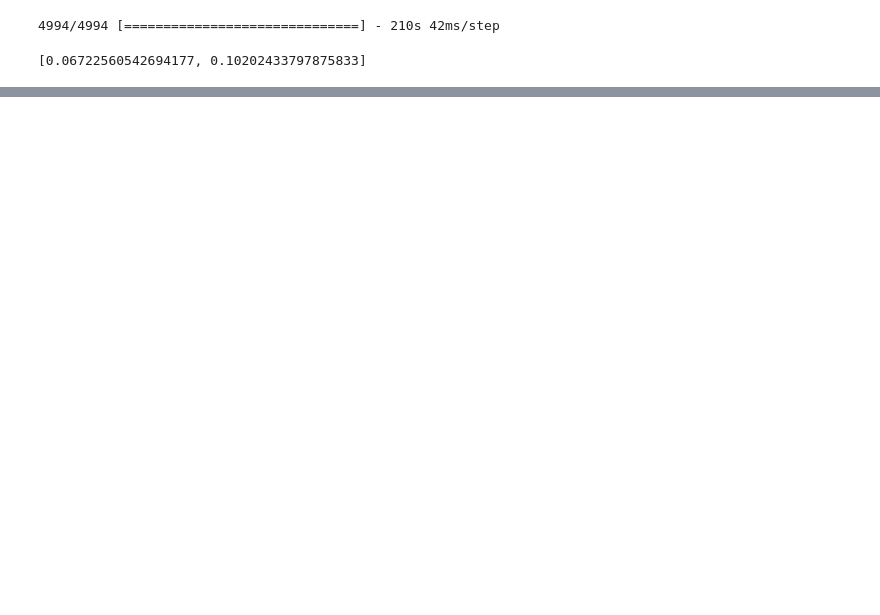
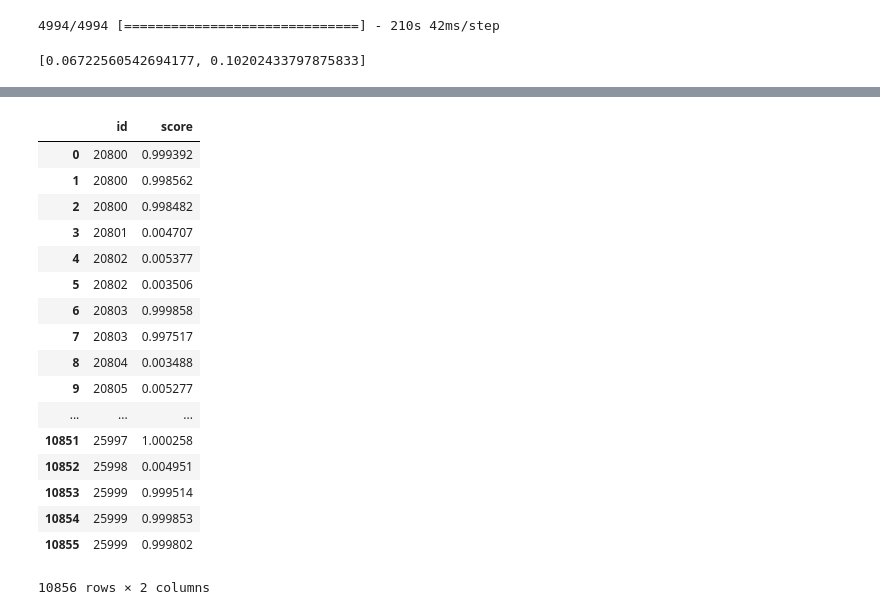
Before and after one commit to tychen5/NLP_FakeNewsDetection, a Jupyter notebook: leo/Regression_Training.ipynb, the cells around one changed output, grey strips where cells are left out. Drawn from its saved outputs; the diff is of its cells as text; code cells hidden in the pictures; blank space fills up the shorter version.

```diff
--- a/leo/Regression_Training.ipynb
+++ b/leo/Regression_Training.ipynb
@@ -484,0 +446,25 @@ model.add(Conv1D(input_shape=(None, N_features)))
+# %%
+max_len = 237
+test_X = []
+test_ID = []
+for tokens,id_ in zip(test_data,test_id):
+    length = len(tokens)
+    iter_ = int(length / max_len)
+    if iter_ > 0:
+        temp = tokens
+        for it in range(iter_):
+#             bound = (it+1)*max_len
+            pre = temp[:max_len]
+            temp = temp[max_len:]
+#             print('   ',len(pre))
+            test_X.append(pre)
+            test_ID.append(id_)
+            if (len(temp) <= max_len) and (len(temp)>=9):
+#                 print('   ',len(temp))
+                test_X.append(temp)
+                test_ID.append(id_)
+    else:
+#         if len(tokens) >= 9:
+        test_X.append(tokens)
+        test_ID.append(id_)
+len(test_X) , len(test_ID)
@@ -484,0 +473,4 @@ model.add(Conv1D(input_shape=(None, N_features)))
+# %%
+test_X = pad_sequences(test_X, maxlen=max_len, padding= 'post' )
+test_ID = np.array(test_ID)
+test_X.shape , test_ID.shape
@@ -484,0 +519,24 @@ model.add(Conv1D(input_shape=(None, N_features)))
+# %%
+ans = (ans1 + ans2)/2
+ans = np.squeeze(ans)
+ans_df = pd.DataFrame(data={'id':list(test_ID),'score':list(ans)})
+ans_df
+# %% [output]
+|  | id | score |
+| 0 | 20800 | 0.999392 |
+| 1 | 20800 | 0.998562 |
+| 2 | 20800 | 0.998482 |
+| 3 | 20801 | 0.004707 |
+| 4 | 20802 | 0.005377 |
+| 5 | 20802 | 0.003506 |
+| 6 | 20803 | 0.999858 |
+| 7 | 20803 | 0.997517 |
+| 8 | 20804 | 0.003488 |
+| 9 | 20805 | 0.005277 |
+| ... | ... | ... |
+| 10851 | 25997 | 1.000258 |
+| 10852 | 25998 | 0.004951 |
+| 10853 | 25999 | 0.999514 |
+| 10854 | 25999 | 0.999853 |
+| 10855 | 25999 | 0.999802 |
+10856 rows × 2 columns
```
Also changed, not shown: parts of 43 cells of this notebook, 2 other files.
